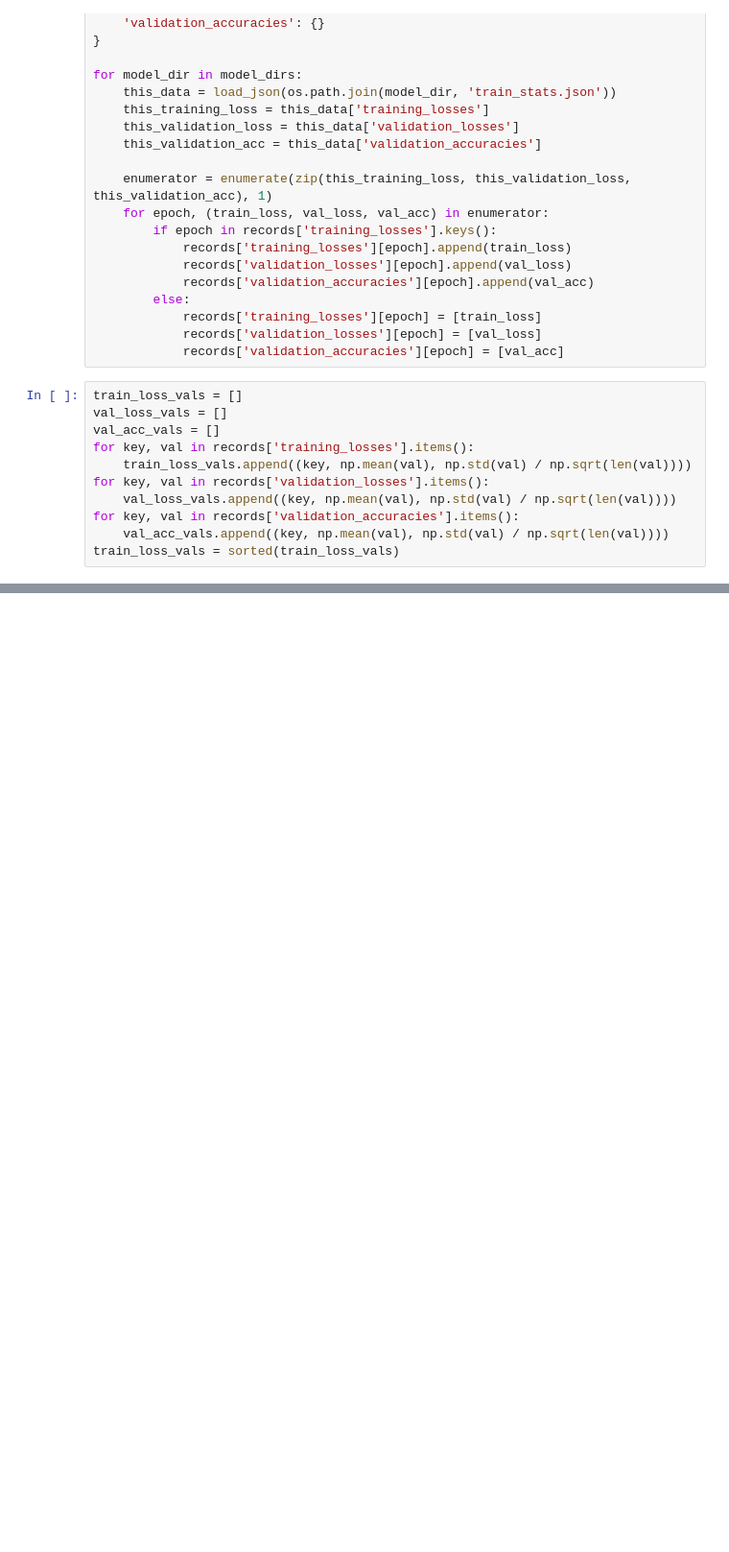
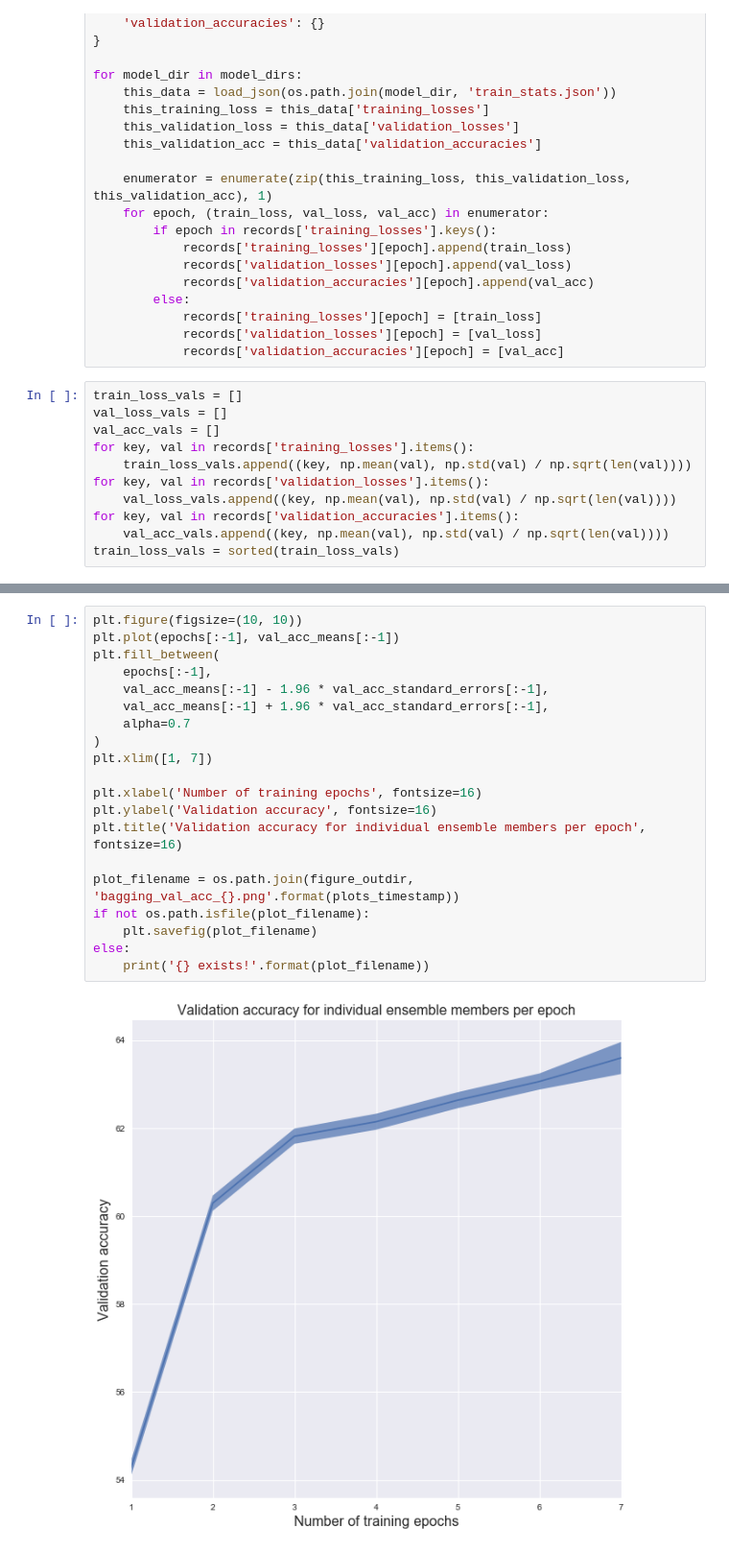
Before and after one commit to reynoldscem/cifar-deep-ensembles, a Jupyter notebook: Bagging figures.ipynb, the cells around one changed output, grey strips where cells are left out. Shown at 96% size. Saved outputs shown, nothing was run; the diff lists cells and outputs as text; blank space fills up the shorter version.

```diff
--- a/Bagging figures.ipynb
+++ b/Bagging figures.ipynb
@@ -140,0 +176,22 @@ epochs, means, standard_errors = zip(*train_loss_vals)
+# %%
+plt.figure(figsize=(10, 10))
+plt.plot(epochs[:-1], val_acc_means[:-1])
+plt.fill_between(
+    epochs[:-1],
+    val_acc_means[:-1] - 1.96 * val_acc_standard_errors[:-1],
+    val_acc_means[:-1] + 1.96 * val_acc_standard_errors[:-1],
+    alpha=0.7
+)
+plt.xlim([1, 7])
+
+plt.xlabel('Number of training epochs', fontsize=16)
+plt.ylabel('Validation accuracy', fontsize=16)
+plt.title('Validation accuracy for individual ensemble members per epoch', fontsize=16)
+
+plot_filename = os.path.join(figure_outdir, 'bagging_val_acc_{}.png'.format(plots_timestamp))
+if not os.path.isfile(plot_filename):
+    plt.savefig(plot_filename)
+else:
+    print('{} exists!'.format(plot_filename))
+# %% [output]
+[figure, added]
```
Also changed, not shown: parts of 12 cells of this notebook.
